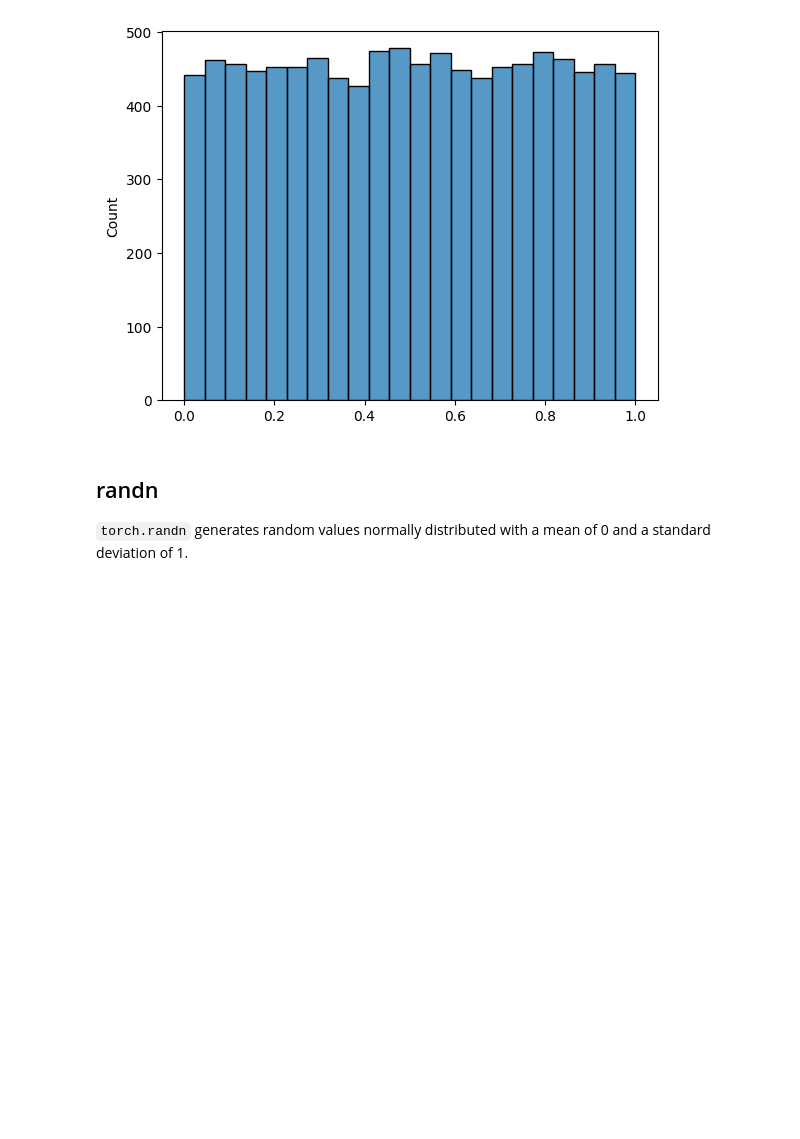
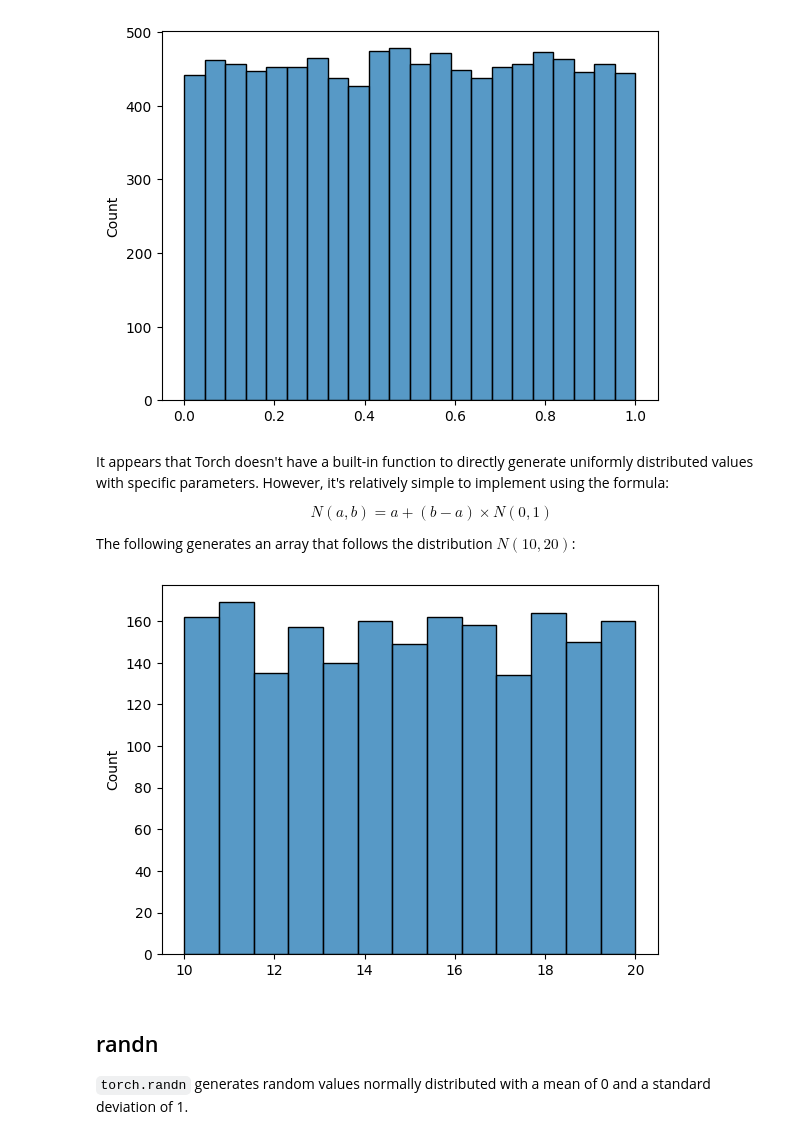
Before and after one commit to fedorkobak/knowledge, a Jupyter notebook: python/torch/tensor/creating_methods/random_distributions.ipynb, the cells around one changed output. Cells and saved outputs as stored; diff of their text form; code cells hidden in the pictures; blank space fills up the shorter version.

Commit message:
python/torch/tensor/creating_methods/random_distributions.ipynb   rand section to Uniform

```diff
--- a/python/torch/tensor/creating_methods/random_distributions.ipynb
+++ b/python/torch/tensor/creating_methods/random_distributions.ipynb
@@ -16,6 +20,23 @@ sns.histplot(torch.rand(10000))
 plt.show()
 # %% [output]
 [figure]
+# %% [markdown]
+It appears that Torch doesn't have a built-in function to directly generate uniformly distributed values with specific parameters. However, it's relatively simple to implement using the formula:
+
+$$
+N(a, b) = a + (b - a) \times N(0,1)
+$$
+
+The following generates an array that follows the distribution $N(10, 20)$:
+# %%
+a = 10
+b = 20
+
+generation = a + (b - a)*torch.rand(2000)
+sns.histplot(generation)
+plt.show()
+# %% [output]
+[figure, added]
 # %% [markdown]
 ## randn
 
```
Also changed, not shown: parts of 2 cells of this notebook.
